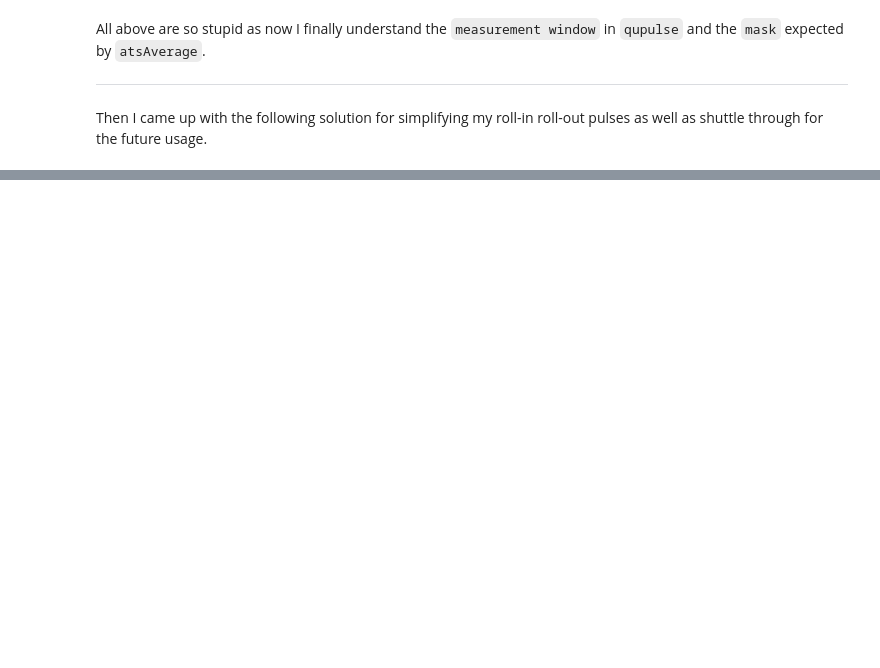
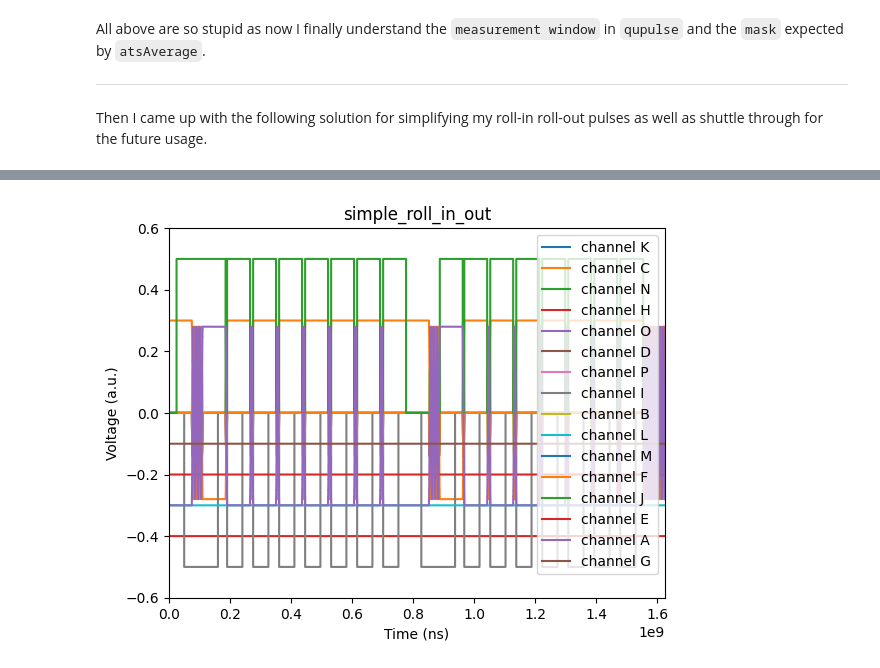
Before and after one commit to BrllsRX/qupulse, a Jupyter notebook: shuttle_exp/doc/shuttle_through.ipynb, the cells around one changed output, grey strips where cells are left out. Saved outputs shown, nothing was run; the diff lists cells and outputs as text; code cells hidden in the pictures; blank space fills up the shorter version.

```diff
--- a/shuttle_exp/doc/shuttle_through.ipynb
+++ b/shuttle_exp/doc/shuttle_through.ipynb
@@ -235,0 +407,7 @@ _ = plot(roll_in_n_out_complete, default_params,
+# %%
+# Now if we shuttle additional half peirod
+
+default_params['frac_period'] = 0.5
+_ = plot(roll_in_n_out_complete, default_params, sample_rate=default_params['sample_rate'])
+# %% [output]
+[figure, added]
```
Also changed, not shown: parts of 15 cells of this notebook.
